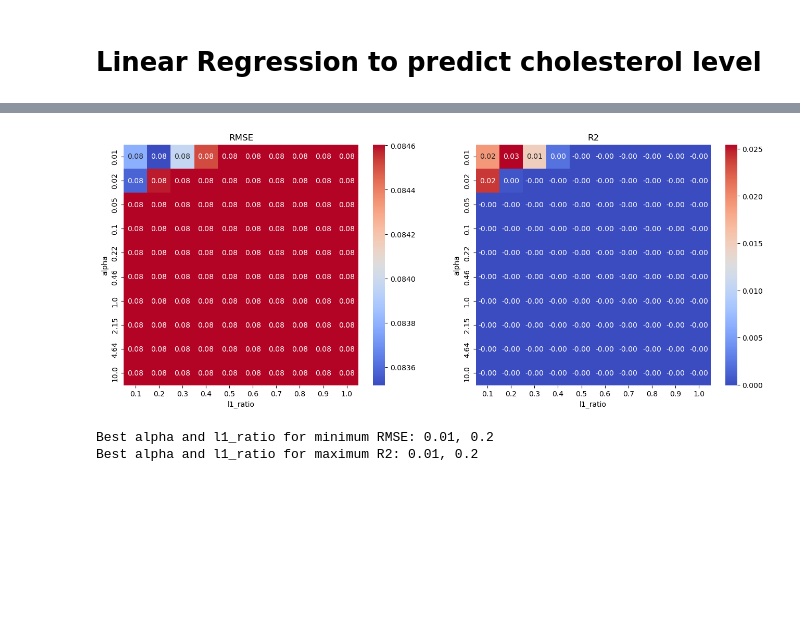
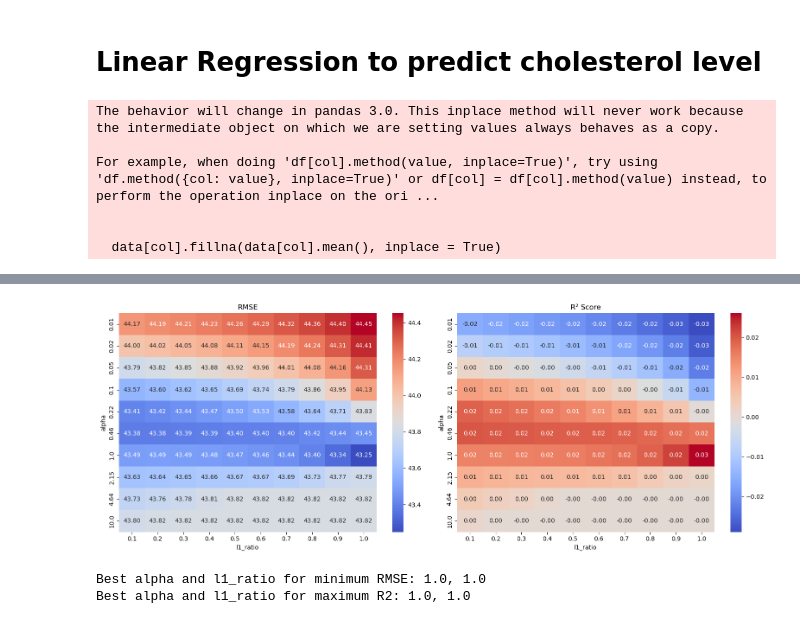
Before and after one commit to nguyenntkn/BINF-5507-Assignment-2, a Jupyter notebook: Script/main.ipynb, the cells around one changed output, grey strips where cells are left out. Cells and saved outputs as stored; diff of their text form; code cells hidden in the pictures; blank space fills up the shorter version.

```diff
--- a/Script/main.ipynb
+++ b/Script/main.ipynb
@@ -55,28 +1,60 @@ For example, when doing 'df[col].method(value, inplace=True)', try using 'df.met
 # %% [markdown]
 # Linear Regression to predict cholesterol level
 # %%
+# ======================= Importing packages ==============================
+
 import numpy as np
 import pandas as pd
-import Nguyen_data_processor as dp
 import matplotlib.pyplot as plt
 import seaborn as sns
 from sklearn.model_selection import train_test_split
 from sklearn.linear_model import ElasticNet
 from sklearn.metrics import mean_squared_error, r2_score
+import Nguyen_data_processor as dp  # Custom preprocessing module
 
 
+# ====================== 1. Load & Clean Data ============================
+# Load raw dataset
+data = pd.read_csv('/Users/nguyennguyen/Documents/Clinical Bioinfo/MLAI/BINF-5507-Assignment-2/Data/heart_disease_uci.csv')
 
-# ================================= Preparing model ==============================================
+# Create a copy for cleaning
+clean_data = data.copy()
+
+# Convert the weird values in cholesterol columns (is 0) to NaN for imputing
+clean_data.loc[clean_data['chol'] == 0, 'chol'] = np.nan
+
+# Apply data cleaning functions
+clean_data = dp.remove_missing_columns(clean_data)
+clean_data = dp.impute_missing_values(clean_data)
+clean_data = dp.remove_duplicates(clean_data)
+clean_data = dp.remove_redundant_features(clean_data)
+clean_data = dp.impute_outlier(clean_data, method='mean', threshold=2.5)
+
+# Save cleaned dataset
+clean_data.to_csv('/Users/nguyennguyen/Documents/Clinical Bioinfo/MLAI/BINF-5507-Assignment-2/Data/cleaned_heart_disease_uci.csv', index=False)
+
+
+# ========================= 2. Explore Correlation ============================
+# Use .corr() to check for possible correlation before and after cleaning.
+# This would give context to model evaluation using RMSE and R2
+print("Raw data correlation with 'chol':")
+print(data.corr(numeric_only=True)['chol'].sort_values(ascending=False))
+
+print("\nCleaned data correlation with 'chol':")
+print(clean_data.corr(numeric_only=True)['chol'].sort_values(ascending=False))
+
+
+# ======================== 3. Prepare Modeling Data ============================
 # Drop any rows with NA values
 reg_data = clean_data.copy()
 reg_data.dropna(inplace = True)
 
-# Normalize data
-reg_data = dp.normalize_data(reg_data)
-
 # Split data into features and target
 target = reg_data['chol']
 features = reg_data.drop(columns = ['chol'])
+
+# Normalize feature data
+features = dp.normalize_data(features, method = 'minmax')
 
 # if the column is not numeric, encode it (one-hot)
 cat_cols = features.select_dtypes(include='object').columns
@@ -86,12 +64,13 @@ features = pd.get_dummies(features, columns = cat_cols, prefix = cat_cols)
 x_train, x_test, y_train, y_test = train_test_split(features, target, train_size = 0.8, random_state = 42)
 
 
-# =================== Fitting model to various alphas and l1_ratios ================================
+# ============================ 4. Hyperparameter Grid Search ============================
 # Make a list of values for alpha and l1_ratio
-alphas = np.logspace(-2,1,10)
-l1_ratios = np.linspace(0.1,1,10)
+alphas = np.logspace(-2, 1, 10)
+l1_ratios = np.linspace(0.1, 1.0, 10)
 
-# Create a 2D arrays to store subsequent RMSE and R2 values in, with respect to each combination of alpha and l1-ratio
+# Create a 2D arrays to store subsequent RMSE and R2 values in,
+# with respect to each combination of alpha and l1-ratio
 rmse_values_array = np.zeros((len(alphas), len(l1_ratios)))
 r2_values_array = np.zeros((len(alphas), len(l1_ratios)))
 
@@ -109,10 +88,10 @@ for i, alpha_value in enumerate(alphas):
         r2_values_array[i,j] = r2_score(y_test, y_predict)
 
 
-# =================================== Visualization ===============================================
-fig, axs = plt.subplots(1,2, figsize=(16,6))
+# ============================== 5. Visualize Results ================================
+fig, axs = plt.subplots(1, 2, figsize=(16, 6))
 
-# Make rmse heatmap
+# RMSE heatmap
 sns.heatmap(rmse_values_array, annot=True, fmt=".2f",
             xticklabels=np.round(l1_ratios, 2),
             yticklabels=np.round(alphas, 2),
@@ -121,19 +100,20 @@ axs[0].set_title("RMSE")
 axs[0].set_xlabel("l1_ratio")
 axs[0].set_ylabel("alpha")
 
-# Make r2 heatmap
+# R2 heatmap
 sns.heatmap(r2_values_array, annot=True, fmt=".2f",
             xticklabels=np.round(l1_ratios, 2),
             yticklabels=np.round(alphas, 2),
             cmap="coolwarm", ax=axs[1])
-axs[1].set_title("R2")
+axs[1].set_title("R² Score")
 axs[1].set_xlabel("l1_ratio")
 axs[1].set_ylabel("alpha")
 
+plt.tight_layout()
 plt.show()
 
 
-# =================================== Find best config ===============================================
+# ============================= 6. Find best config =====================================
 # Find the indices of the cell with the minimum RMSE
 # Use np.argmin() to find the indices of the minimum value in the 2D array, specifying the shape of the array
 # First, it flattens the array into 1D dimension:
@@ -146,13 +126,13 @@ plt.show()
 #       [1,2,3]
 #       [4,5,6]     => [1,2,3,4,5,6,7,8,9]
 #       [7,8,9]     =>  0 = [0,0]
-min_rmse_idx = np.unravel_index(np.argmin(rmse_values), rmse_values.shape)
+min_rmse_idx = np.unravel_index(np.argmin(rmse_values_array), rmse_values_array.shape)
 # After getting the 2D index for best config, we can extract the value of each axis (alpha and l1_ratio)
 alpha_min_rmse = alphas[min_rmse_idx[0]]
 l1_ratio_min_rmse = l1_ratios[min_rmse_idx[1]]
 
 # Find the indices of the cell with the maximum R2
-max_r2_idx = np.unravel_index(np.argmax(r2_values), r2_values.shape)
+max_r2_idx = np.unravel_index(np.argmax(r2_values_array), r2_values_array.shape)
 alpha_max_r2 = alphas[max_r2_idx[0]]
 l1_ratio_max_r2 = l1_ratios[max_r2_idx[1]]
 
@@ -160,3 +140,9 @@ l1_ratio_max_r2 = l1_ratios[max_r2_idx[1]]
 print(f"Best alpha and l1_ratio for minimum RMSE: {alpha_min_rmse}, {l1_ratio_min_rmse}")
 print(f"Best alpha and l1_ratio for maximum R2: {alpha_max_r2}, {l1_ratio_max_r2}")
 # %% [output]
+The behavior will change in pandas 3.0. This inplace method will never work because the intermediate object on which we are setting values always behaves as a copy.
+
+For example, when doing 'df[col].method(value, inplace=True)', try using 'df.method({col: value}, inplace=True)' or df[col] = df[col].method(value) instead, to perform the operation inplace on the ori ...
+
+
+  data[col].fillna(data[col].mean(), inplace = True)
@@ -163,4 +167,4 @@ print(f"Best alpha and l1_ratio for maximum R2: {alpha_max_r2}, {l1_ratio_max_r2
-[figure, old version]
+[figure, new version]
-Best alpha and l1_ratio for minimum RMSE: 0.01, 0.2
-Best alpha and l1_ratio for maximum R2: 0.01, 0.2
+Best alpha and l1_ratio for minimum RMSE: 1.0, 1.0
+Best alpha and l1_ratio for maximum R2: 1.0, 1.0
 # %% [markdown]
```
Also changed, not shown: parts of 7 cells of this notebook, 2 other files.
